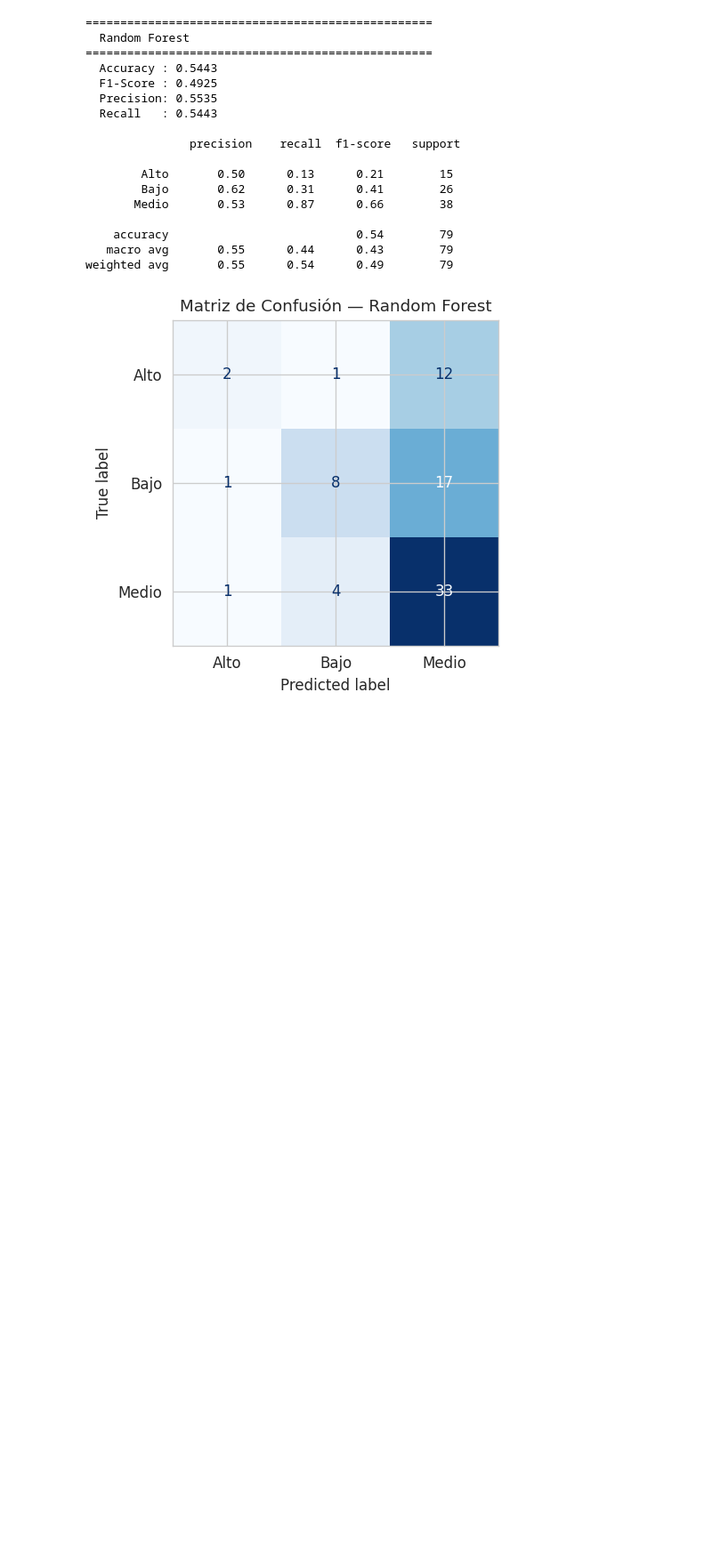
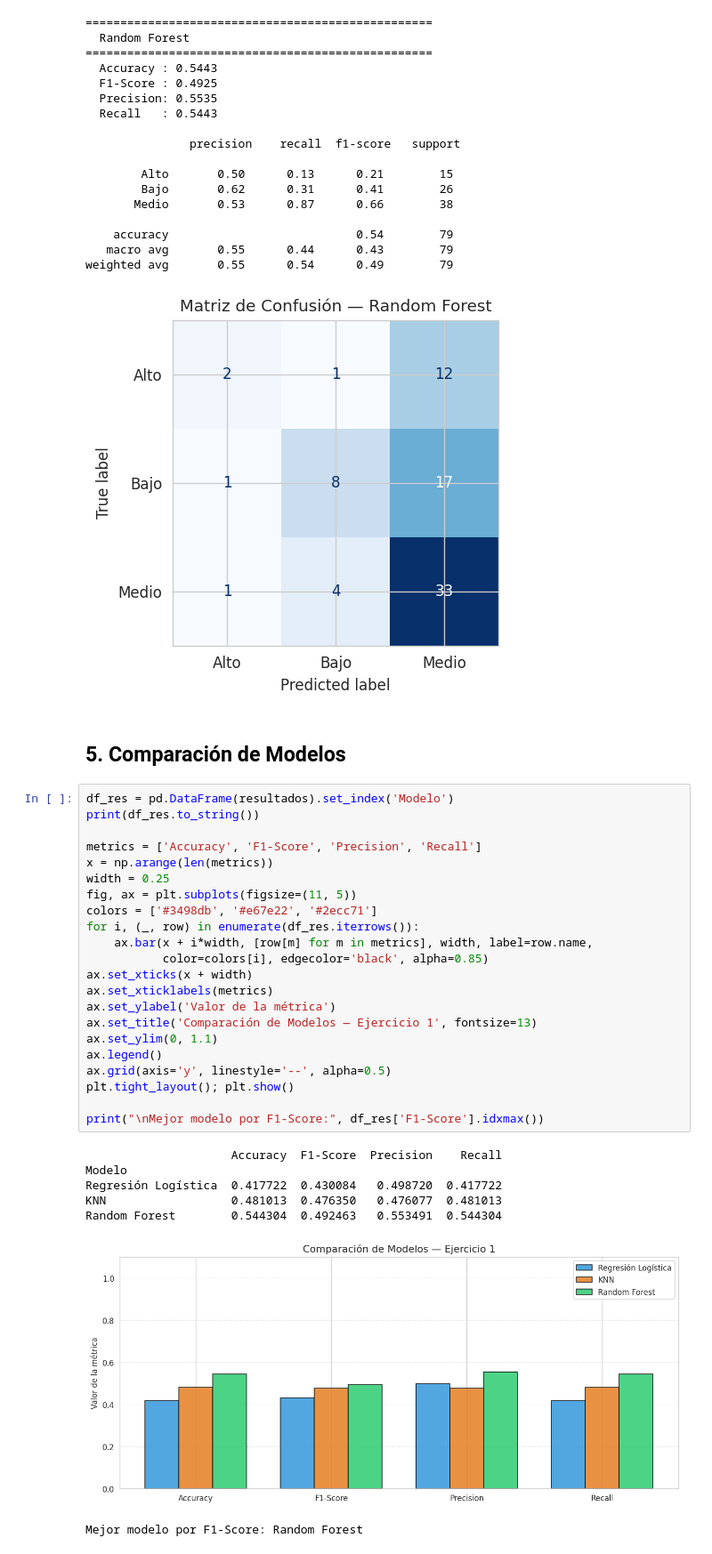
Before and after one commit to hdflorez/Entrega_4, a Jupyter notebook: Ej1_Student_Grade_Prediction.ipynb, the cells around one changed output. Shown at 89% size. Drawn from its saved outputs; the diff is of its cells as text; blank space fills up the shorter version.

Commit message:
Continuacion y finalizacion ejercicio #1

```diff
--- a/Ej1_Student_Grade_Prediction.ipynb
+++ b/Ej1_Student_Grade_Prediction.ipynb
@@ -497,3 +497,35 @@ plot_cm("Random Forest", y_test, y_pred_rf, classes)
    macro avg       0.55      0.44      0.43        79
 weighted avg       0.55      0.54      0.49        79
 [figure]
+# %% [markdown]
+## 5. Comparación de Modelos
+# %%
+df_res = pd.DataFrame(resultados).set_index('Modelo')
+print(df_res.to_string())
+
+metrics = ['Accuracy', 'F1-Score', 'Precision', 'Recall']
+x = np.arange(len(metrics))
+width = 0.25
+fig, ax = plt.subplots(figsize=(11, 5))
+colors = ['#3498db', '#e67e22', '#2ecc71']
+for i, (_, row) in enumerate(df_res.iterrows()):
+    ax.bar(x + i*width, [row[m] for m in metrics], width, label=row.name,
+           color=colors[i], edgecolor='black', alpha=0.85)
+ax.set_xticks(x + width)
+ax.set_xticklabels(metrics)
+ax.set_ylabel('Valor de la métrica')
+ax.set_title('Comparación de Modelos — Ejercicio 1', fontsize=13)
+ax.set_ylim(0, 1.1)
+ax.legend()
+ax.grid(axis='y', linestyle='--', alpha=0.5)
+plt.tight_layout(); plt.show()
+
+print("\nMejor modelo por F1-Score:", df_res['F1-Score'].idxmax())
+# %% [output]
+                     Accuracy  F1-Score  Precision    Recall
+Modelo
+Regresión Logística  0.417722  0.430084   0.498720  0.417722
+KNN                  0.481013  0.476350   0.476077  0.481013
+Random Forest        0.544304  0.492463   0.553491  0.544304
+[figure, added]
+Mejor modelo por F1-Score: Random Forest
```
Also changed, not shown: parts of 7 cells of this notebook.
